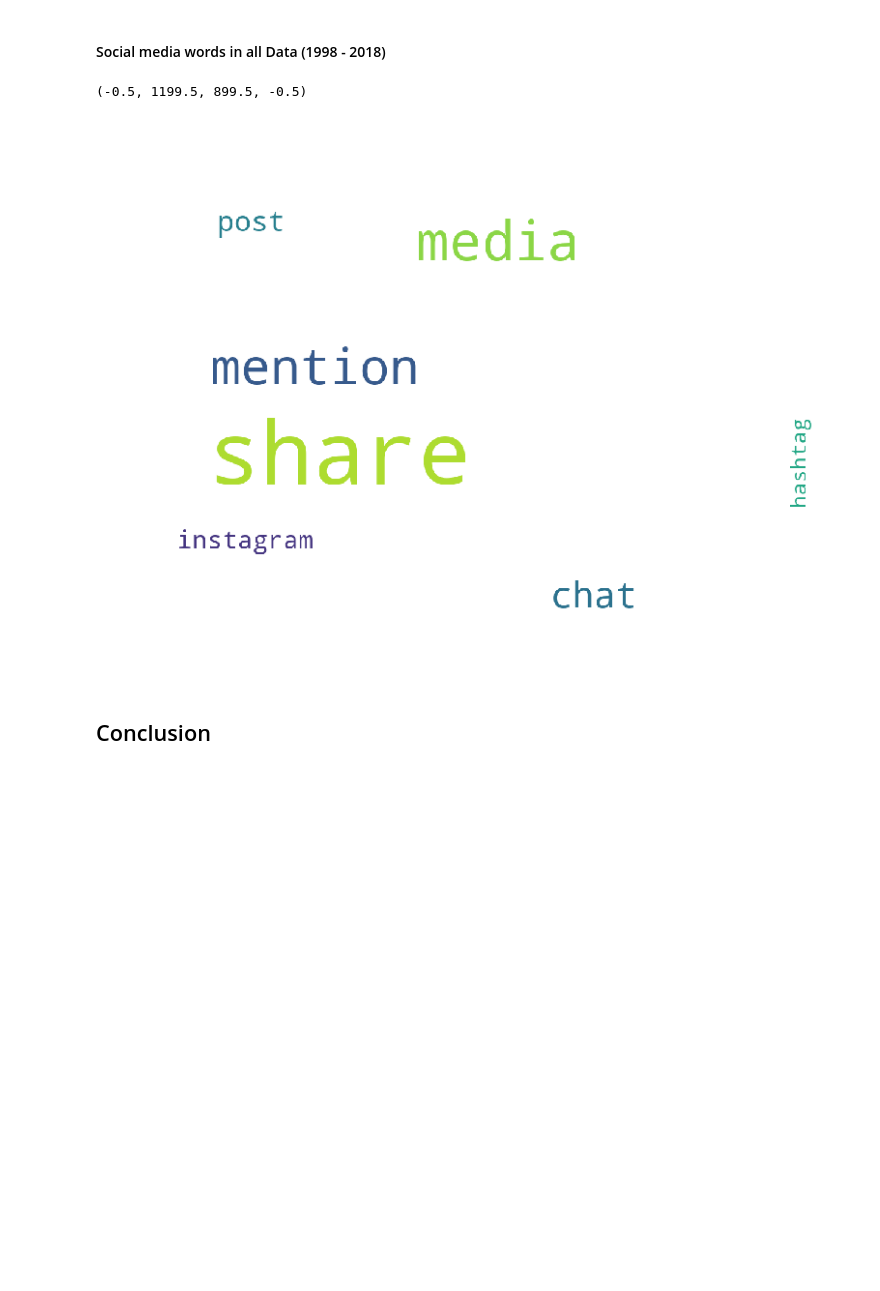
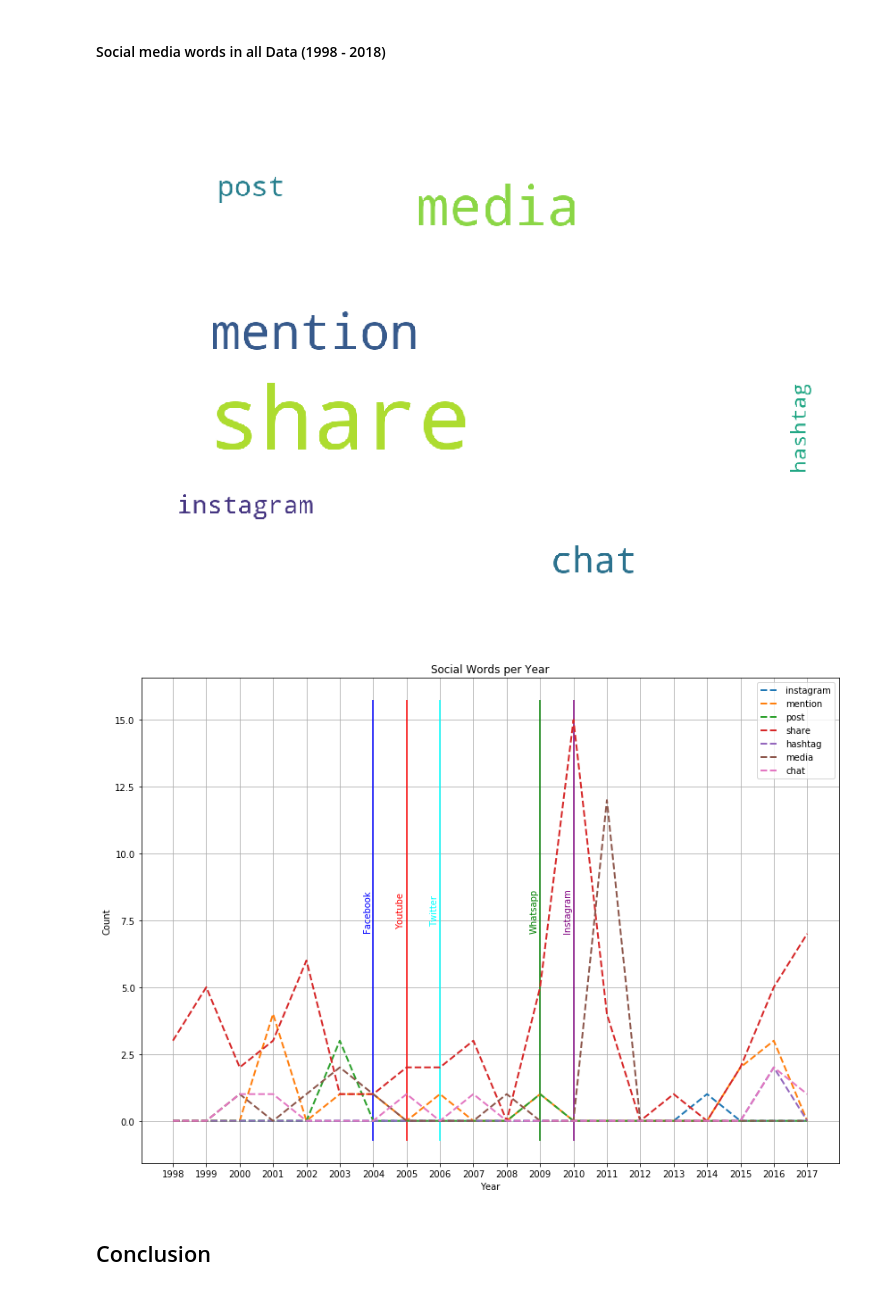
Before and after one commit to widmerin/LyricsAnalyzer, a Jupyter notebook: DataStory.ipynb, the cells around one changed output. Saved outputs shown, nothing was run; the diff lists cells and outputs as text; code cells hidden in the pictures; blank space fills up the shorter version.

Commit message:
Plot socialmedia date

```diff
--- a/DataStory.ipynb
+++ b/DataStory.ipynb
@@ -187,8 +186,7 @@ socialDataCounts = wordFrequenz[wordFrequenz.word.isin(socialData.some)]
 text = []
 
 def createWordString(w):
-    newWord = w.word+" "
-    text.append(newWord*w.occurrence)
+    text.append((w.word+" ")*w.occurrence)
 
 socialDataCounts.apply(createWordString, axis=1)
 
@@ -198,6 +196,6 @@ plt.figure(figsize=(14,10))
 img = plt.imread("data/social-cloud.png")
 plt.imshow(img)
 plt.axis('off')
+plt.show()
 # %% [output]
-(-0.5, 1199.5, 899.5, -0.5)
 [figure]
@@ -204,2 +234,37 @@ plt.axis('off')
+# %%
+# Plot word count
+def plotRow(row):
+    _ = ax.plot(row[1]['year'], row[1]['occurrence'],'--', label=row[0], linewidth="2")
+    _ = ax.set_xticks(np.arange(min(row[1]['year']), max(row[1]['year'])+1, 1.0))
+
+fig, ax =  plt.subplots(nrows=1, ncols=1, figsize=(14, 10))
+fig.patch.set_facecolor('white')
+#plt.style.use('classic')
+_ = ax.set_title('Social Words per Year')
+socialDataCounts.apply(plotRow, axis=1)
+
+_ = ax.set_xlabel('Year')
+_ = ax.set_ylabel('Count')
+_ = ax.grid()
+ax.legend()
+
+
+ymin, ymax = ax.get_ylim()
+_ = ax.vlines(2004, ymin, ymax, color="blue")
+_ = ax.text(2004-.3, ymax/2, "Facebook", rotation=90, verticalalignment="center", color="blue")
+_ = ax.vlines(2010, ymin, ymax, color="purple")
+_ = ax.text(2010-.3, ymax/2, "Instagram", rotation=90, verticalalignment="center", color="purple")
+_ = ax.vlines(2006, ymin, ymax, color="cyan")
+_ = ax.text(2006-.3, ymax/2, "Twitter", rotation=90, verticalalignment="center", color="cyan")
+_ = ax.vlines(2005, ymin, ymax, color="red")
+_ = ax.text(2005-.3, ymax/2, "Youtube", rotation=90, verticalalignment="center", color="red")
+_ = ax.vlines(2009, ymin, ymax, color="green")
+_ = ax.text(2009-.3, ymax/2, "Whatsapp", rotation=90, verticalalignment="center", color="green")
+
+
+
+plt.show()
+# %% [output]
+[figure, added]
 # %% [markdown]
 ## Conclusion
```
Also changed, not shown: parts of 4 cells of this notebook.
